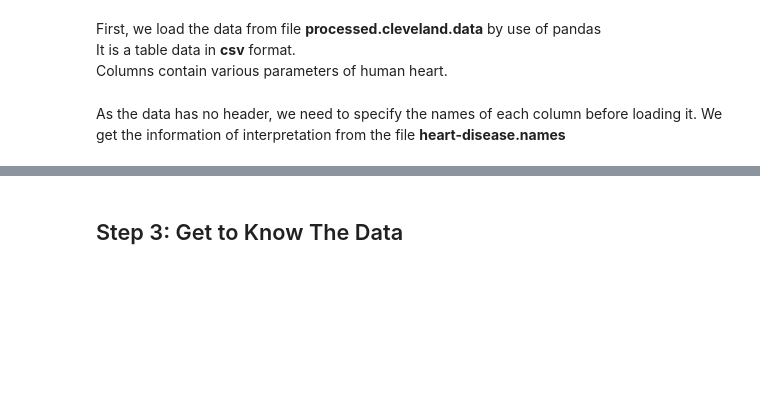
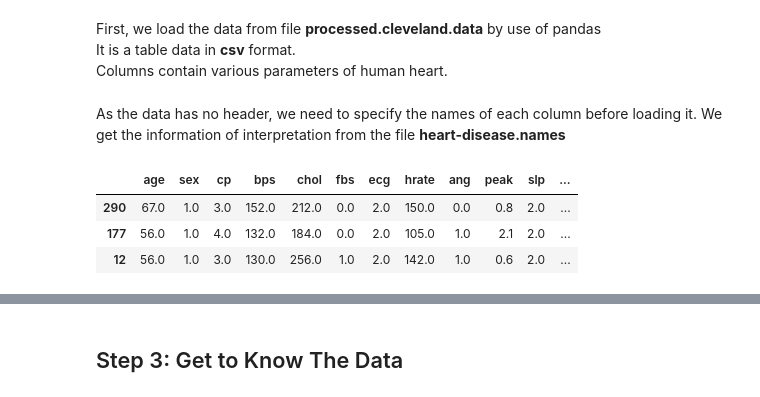
Before and after one commit to foxdocs/dat-bi, a Jupyter notebook: Code/ML/Classification/DecisionTree.ipynb, the cells around one changed output, grey strips where cells are left out. Cells and saved outputs as stored; diff of their text form; code cells hidden in the pictures; blank space fills up the shorter version.

```diff
--- a/Code/ML/Classification/DecisionTree.ipynb
+++ b/Code/ML/Classification/DecisionTree.ipynb
@@ -53,6 +55,11 @@ names = ['age','sex','cp','bps','chol','fbs','ecg','hrate','ang','peak','slp','c
 # Load the data, create a dataset object
 dataset = pandas.read_csv(url, names=names, na_values=["?"])
 # %%
-dataset.sample()
+dataset.sample(3)
+# %% [output]
+|  | age | sex | cp | bps | chol | fbs | ecg | hrate | ang | peak | slp | ... |
+| 290 | 67.0 | 1.0 | 3.0 | 152.0 | 212.0 | 0.0 | 2.0 | 150.0 | 0.0 | 0.8 | 2.0 | ... |
+| 177 | 56.0 | 1.0 | 4.0 | 132.0 | 184.0 | 0.0 | 2.0 | 105.0 | 1.0 | 2.1 | 2.0 | ... |
+| 12 | 56.0 | 1.0 | 3.0 | 130.0 | 256.0 | 1.0 | 2.0 | 142.0 | 1.0 | 0.6 | 2.0 | ... |
 # %%
 dataset.shape
```
Also changed, not shown: parts of 36 cells of this notebook, 41 other files.
